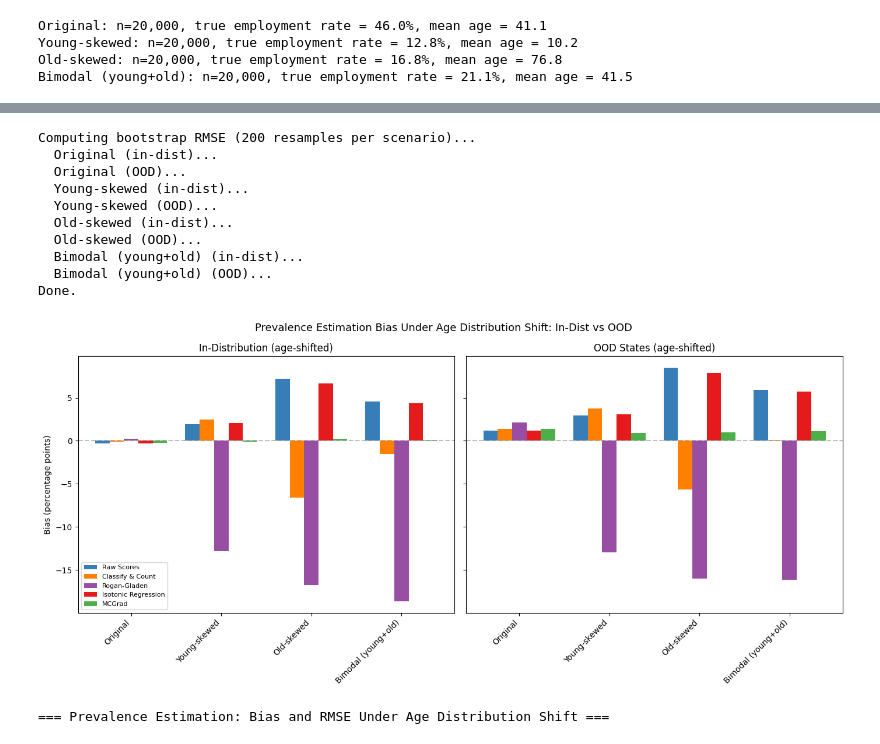
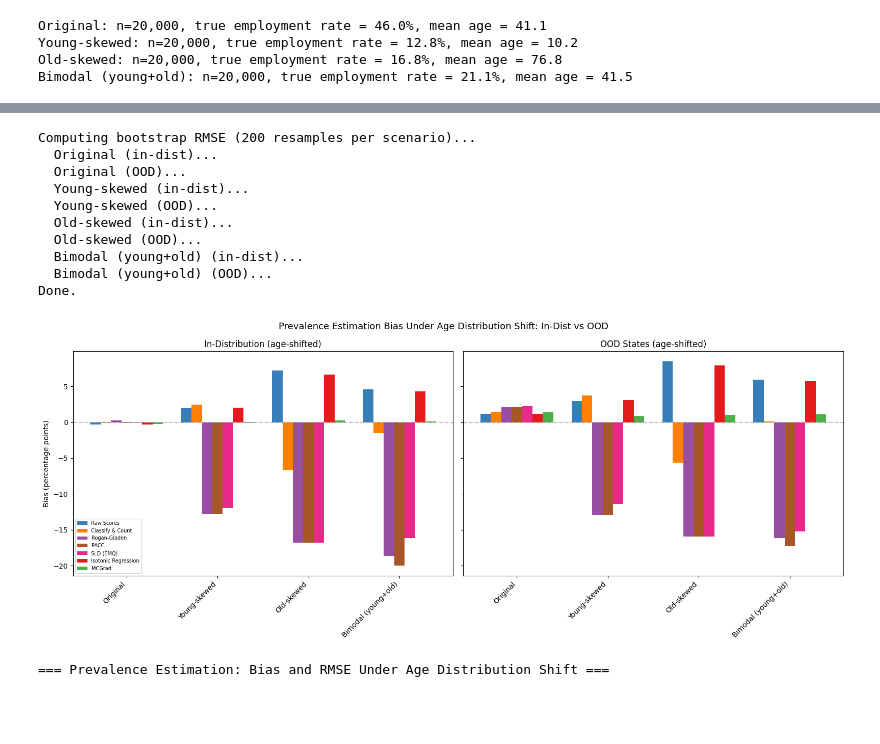
Before and after one commit to facebookresearch/multicalibrated_llm_measurement, a Jupyter notebook: acs_analysis/acs_exploration.ipynb, the cells around one changed output, grey strips where cells are left out. Saved outputs shown, nothing was run; the diff lists cells and outputs as text; code cells hidden in the pictures; blank space fills up the shorter version.

```diff
--- a/acs_analysis/acs_exploration.ipynb
+++ b/acs_analysis/acs_exploration.ipynb
@@ -224,6 +224,16 @@ print(f"\nCalibration set error rates at threshold={THRESHOLD:.4f}:")
 print(f"  TPR (sensitivity): {calibration_tpr:.4f}")
 print(f"  FPR (1-specificity): {calibration_fpr:.4f}")
 
+# PACC calibration parameters: E[h(X)|Y=1] and E[h(X)|Y=0] using continuous scores
+PACC_POS_MEAN = calibration_df[calibration_df[LABEL_COLUMN] == 1][BASE_MODEL_COL].mean()
+PACC_NEG_MEAN = calibration_df[calibration_df[LABEL_COLUMN] == 0][BASE_MODEL_COL].mean()
+SOURCE_PREVALENCE = calibration_df[LABEL_COLUMN].mean()
+
+print(f"\nPACC parameters (soft-score Rogan-Gladen):")
+print(f"  E[h(X)|Y=1]: {PACC_POS_MEAN:.4f}")
+print(f"  E[h(X)|Y=0]: {PACC_NEG_MEAN:.4f}")
+print(f"\nSource prevalence for SLD: {SOURCE_PREVALENCE:.4f}")
+
 # Verify: at this threshold, apparent prevalence should match true prevalence
 apparent_prev = (calibration_df[BASE_MODEL_COL] >= THRESHOLD).mean()
 true_prev = calibration_df[LABEL_COLUMN].mean()
@@ -434,6 +500,9 @@ for scenario_label, syn_df in synthetic_populations.items():
         label_col=LABEL_COLUMN,
         cal_tpr=calibration_tpr,
         cal_fpr=calibration_fpr,
+        pacc_pos_mean=PACC_POS_MEAN,
+        pacc_neg_mean=PACC_NEG_MEAN,
+        source_prevalence=SOURCE_PREVALENCE,
         threshold=THRESHOLD,
     )
     synthetic_results[scenario_label] = estimates
@@ -495,6 +572,9 @@ for scenario_label, syn_df in synthetic_populations_ood.items():
         label_col=LABEL_COLUMN,
         cal_tpr=calibration_tpr,
         cal_fpr=calibration_fpr,
+        pacc_pos_mean=PACC_POS_MEAN,
+        pacc_neg_mean=PACC_NEG_MEAN,
+        source_prevalence=SOURCE_PREVALENCE,
         threshold=THRESHOLD,
     )
     synthetic_results_ood[scenario_label] = estimates
@@ -507,19 +587,21 @@ for label, shift in age_shifts.items():
     print(f"  {label} (in-dist)...")
     bootstrap_results[label] = compute_bootstrap_mse(
         test_df, shift, BASE_MODEL_COL, IR_COL, MCGRAD_COL, LABEL_COLUMN,
-        calibration_tpr, calibration_fpr, THRESHOLD,
+        calibration_tpr, calibration_fpr, PACC_POS_MEAN, PACC_NEG_MEAN,
+        SOURCE_PREVALENCE, THRESHOLD,
     )
     print(f"  {label} (OOD)...")
     bootstrap_results_ood[label] = compute_bootstrap_mse(
         ood_df, shift, BASE_MODEL_COL, IR_COL, MCGRAD_COL, LABEL_COLUMN,
-        calibration_tpr, calibration_fpr, THRESHOLD,
+        calibration_tpr, calibration_fpr, PACC_POS_MEAN, PACC_NEG_MEAN,
+        SOURCE_PREVALENCE, THRESHOLD,
     )
 print("Done.")
 
 # Save figure for paper (matplotlib) — bias bar chart
 scenarios = list(synthetic_results.keys())
 
-fig_mpl, (ax1, ax2) = plt.subplots(1, 2, figsize=(14, 6.5), sharey=True)
+fig_mpl, (ax1, ax2) = plt.subplots(1, 2, figsize=(16, 6.5), sharey=True)
 
 x = np.arange(len(scenarios))
 n_methods = len(methods_to_plot)
@@ -529,35 +611,35 @@ for panel_idx, (ax, results, title) in enumerate([
     (ax1, synthetic_results, "In-Distribution (age-shifted)"),
     (ax2, synthetic_results_ood, "OOD States (age-shifted)"),
 ]):
     for i, method in enumerate(methods_to_plot):
         biases = [(results[s][method] - results[s]["True Prevalence"]) * 100
                   for s in scenarios]
         offset = (i - n_methods / 2 + 0.5) * width
         bars = ax.bar(x + offset, biases, width, label=method, color=colors_map[method])
     ax.axhline(y=0, color="gray", linestyle="--", alpha=0.5)
     ax.set_title(title)
     ax.set_xticks(x)
     ax.set_xticklabels(scenarios, rotation=45, ha="right")
     if panel_idx == 0:
         ax.set_ylabel("Bias (percentage points)")
 
-ax1.legend(fontsize=8, loc="lower left")
+ax1.legend(fontsize=7, loc="lower left")
 fig_mpl.suptitle("Prevalence Estimation Bias Under Age Distribution Shift: In-Dist vs OOD", fontsize=13)
 fig_mpl.tight_layout()
 fig_mpl.savefig("../paper/images/figure2_acs_age_shift.png", dpi=300, bbox_inches="tight")
 plt.show()
 # %% [output]
 Computing bootstrap RMSE (200 resamples per scenario)...
   Original (in-dist)...
   Original (OOD)...
   Young-skewed (in-dist)...
   Young-skewed (OOD)...
   Old-skewed (in-dist)...
   Old-skewed (OOD)...
   Bimodal (young+old) (in-dist)...
   Bimodal (young+old) (OOD)...
 Done.
-[figure, old version]
+[figure, new version]
 # %%
 # Summary table: bias and RMSE across all age-shift scenarios
 age_shift_summary = []
```
Also changed, not shown: parts of 5 cells of this notebook, 6 other files.
